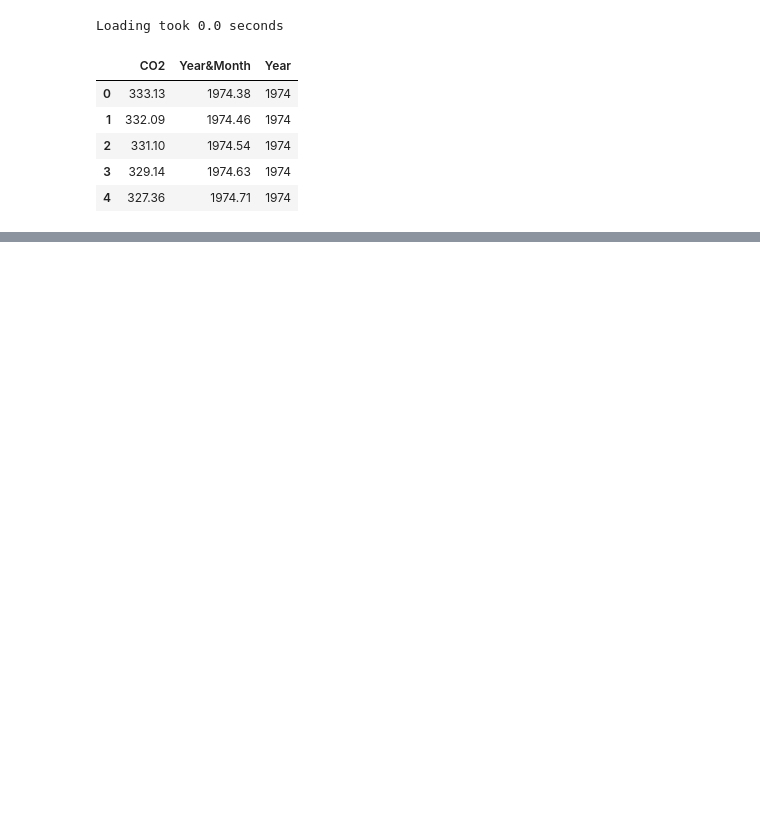
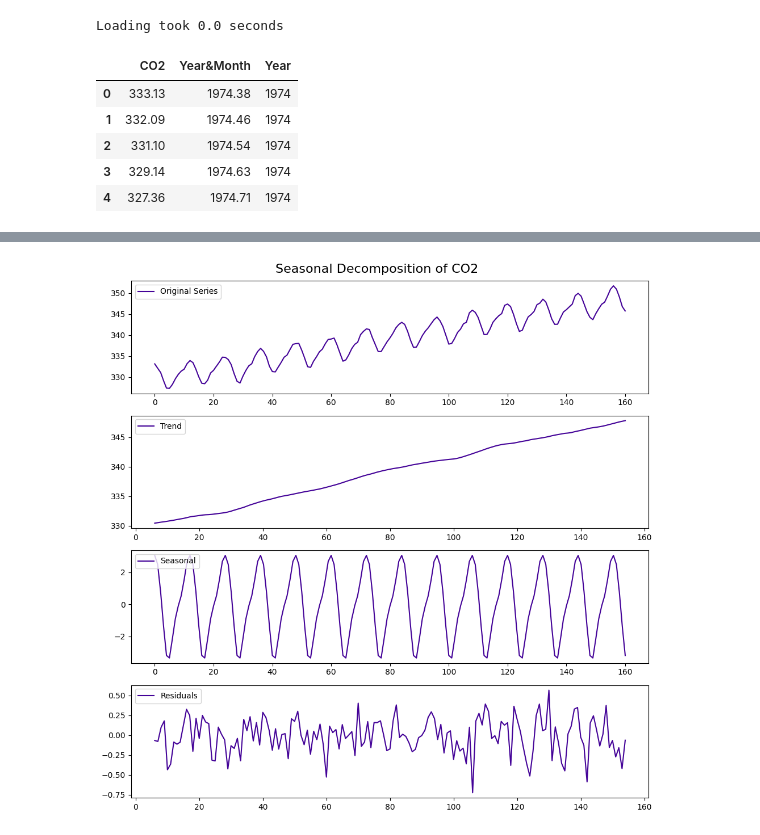
Before and after one commit to Kyaputan/Lab3-Machine-Learning, a Jupyter notebook: Time_Series/ex02/Co2.ipynb, the cells around one changed output, grey strips where cells are left out. Cells and saved outputs as stored; diff of their text form; code cells hidden in the pictures; blank space fills up the shorter version.

```diff
--- a/Time_Series/ex02/Co2.ipynb
+++ b/Time_Series/ex02/Co2.ipynb
@@ -33,0 +83,4 @@ plt.show()
+# %%
+plot_seasonal_decompose(df, column_name='CO2', model='additive', period=12)
+# %% [output]
+[figure, added]
```
Also changed, not shown: parts of 19 cells of this notebook, 7 other files.
